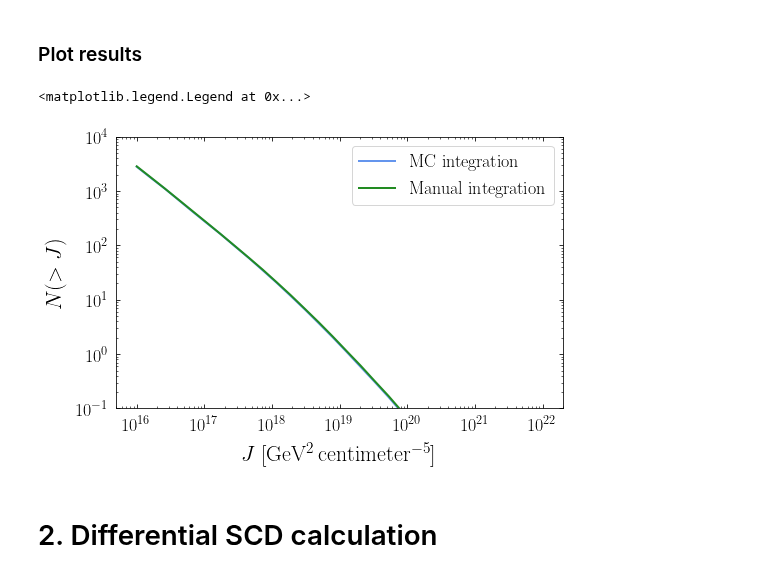
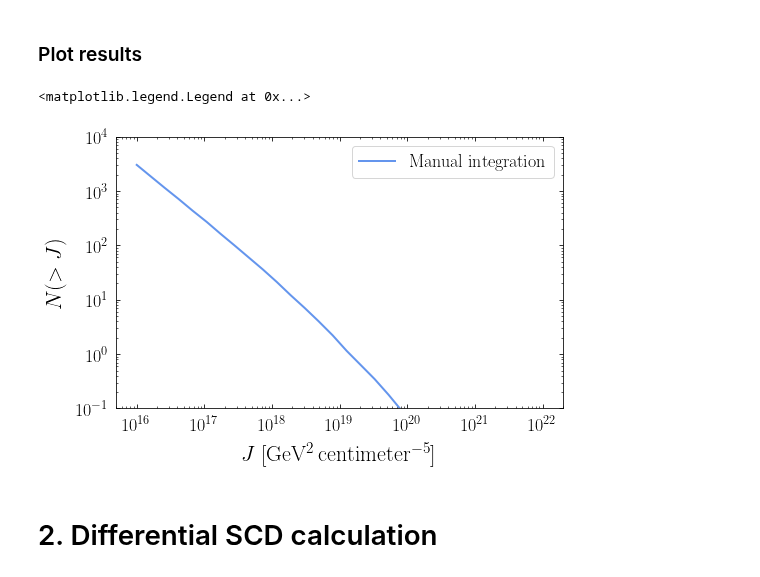
Before and after one commit to smsharma/astrometry-lensing-correlations, a Jupyter notebook: Theory/TheorydNdJ.ipynb, the cells around one changed output. Saved outputs shown, nothing was run; the diff lists cells and outputs as text; code cells hidden in the pictures.

```diff
--- a/Theory/TheorydNdJ.ipynb
+++ b/Theory/TheorydNdJ.ipynb
@@ -33,7 +33,7 @@ Specify population parameters:
 R_sun = 8*kpc
 
 # Minimum and maximum subhalo mass
-M_min = 1e4*M_s
+M_min = 1e-6*M_s
 M_max = 1e10*M_s
 
 # Minimum and maximum distance from the GC
@@ -137,7 +141,7 @@ Ncumul_ary = np.array([Ncumul_MC(J) for J in tqdm_notebook(J_ary)])
 # dimension (more points = better accuracy + slower)
 nlogl = 30
 ntheta = 30
-nlogM = 30
+nlogM = 50
 # %%
 def Ncumul_manual(J_fid):
     """ Perform cumulative SCD integral manually
@@ -164,20 +168,20 @@ Ncumul_manual_ary = np.array([Ncumul_manual(J) for J in tqdm_notebook(J_ary)])
 # %%
 plt.figure(figsize=(8,5))
 
-plt.plot(J_ary, Ncumul_ary[:,0], label="MC integration")
+# plt.plot(J_ary, Ncumul_ary[:,0], label="MC integration")
 plt.plot(J_ary, Ncumul_manual_ary, label="Manual integration")
 
 plt.xscale("log")
 plt.yscale("log")
 plt.ylim(1e-1,1e4)
 
 plt.xlabel("$J$ [GeV$^2$\,centimeter$^{-5}$]")
 plt.ylabel("$N(>J)$")
 
 plt.legend()
 # %% [output]
 <matplotlib.legend.Legend at 0x...>
-[figure, old version]
+[figure, new version]
 # %% [markdown]
 # 2. Differential SCD calculation
 # %% [markdown]
```
Also changed, not shown: parts of 2 cells of this notebook, 15 other files.
